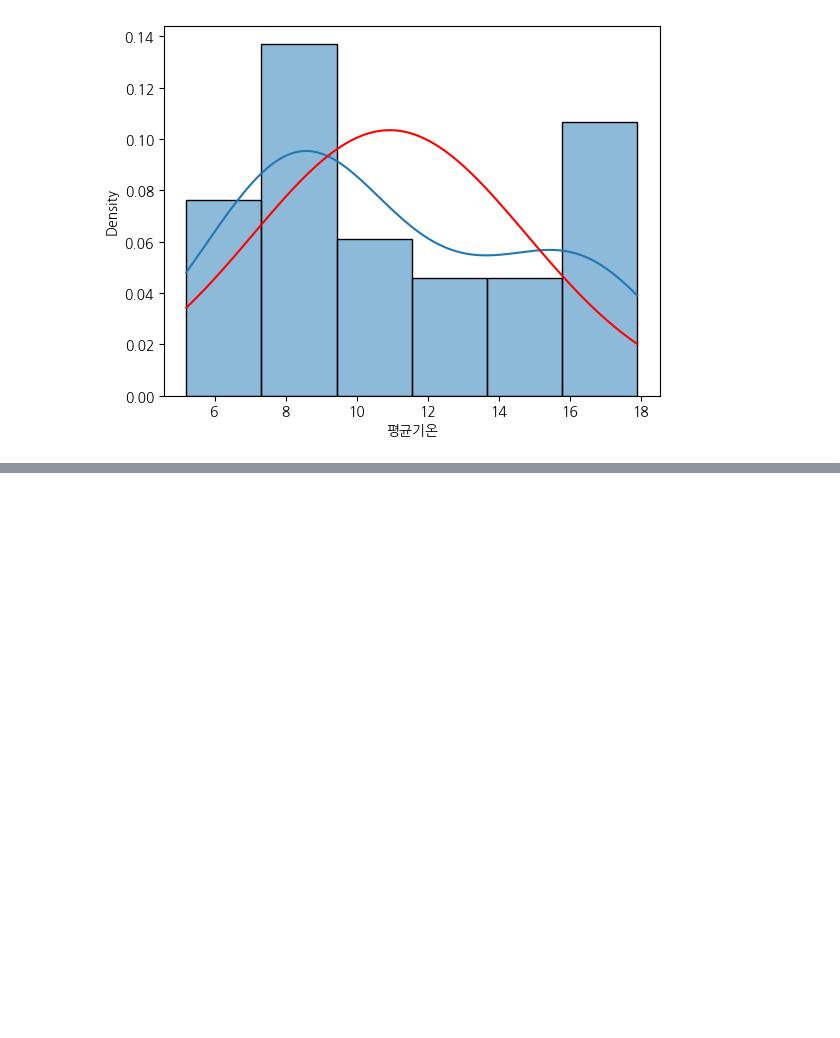
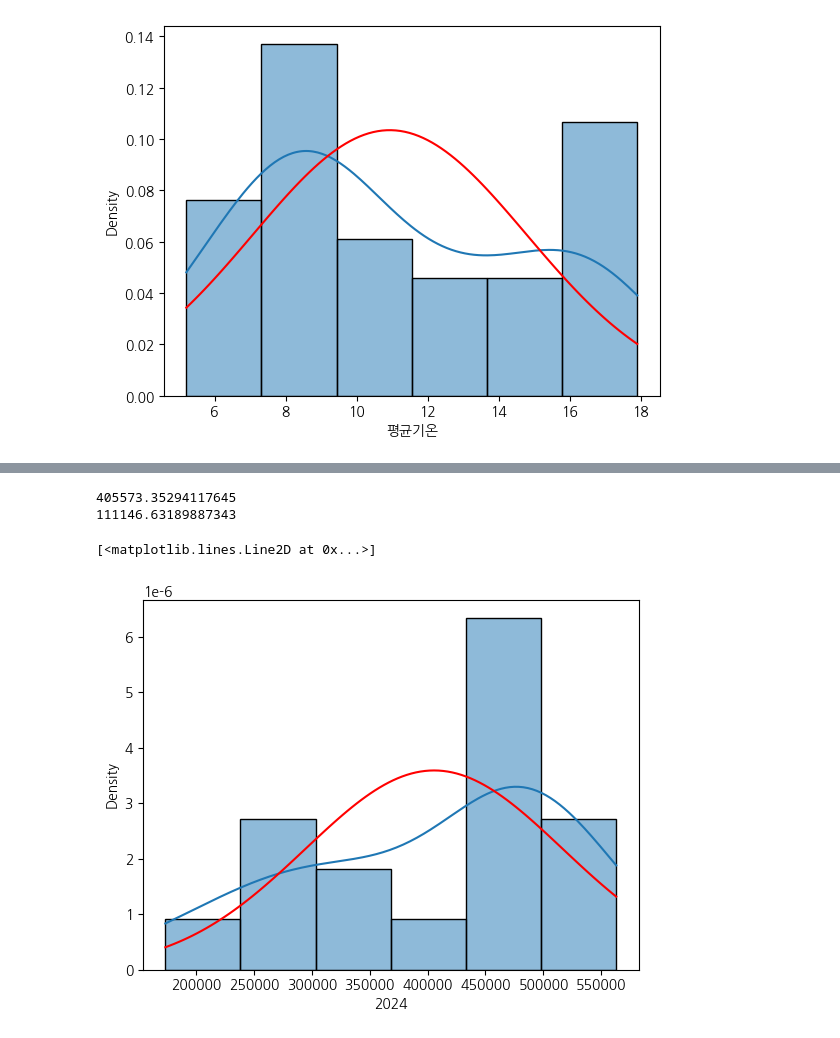
Before and after one commit to sechan-design/2026-data-science-and-machine-learning, a Jupyter notebook: 윤세찬_통계적_추정(제주평균기온).ipynb, the cells around one changed output, grey strips where cells are left out. Cells and saved outputs as stored; diff of their text form; code cells hidden in the pictures; blank space fills up the shorter version.

```diff
--- a/윤세찬_통계적_추정(제주평균기온).ipynb
+++ b/윤세찬_통계적_추정(제주평균기온).ipynb
@@ -222,0 +262,20 @@ plt.plot(x,p,'red')
+# %%
+# [1단계] 히스토그램 출력
+sns.histplot(df['2024'],kde=True , stat='density')
+
+
+# [2단계] 정규분포 계산
+mu,std = stats.norm.fit(df['2024'])
+print(mu)
+print(std)
+# [3단계] 정규분포 그래프 출력
+
+
+x = np.linspace(df['2024'].min(),df['2024'].max(),100)
+p = stats.norm.pdf(x, mu ,std)
+plt.plot(x,p,'red')
+# %% [output]
+405573.35294117645
+111146.63189887343
+[<matplotlib.lines.Line2D at 0x...>]
+[figure, added]
```
Also changed, not shown: parts of 9 cells of this notebook.
